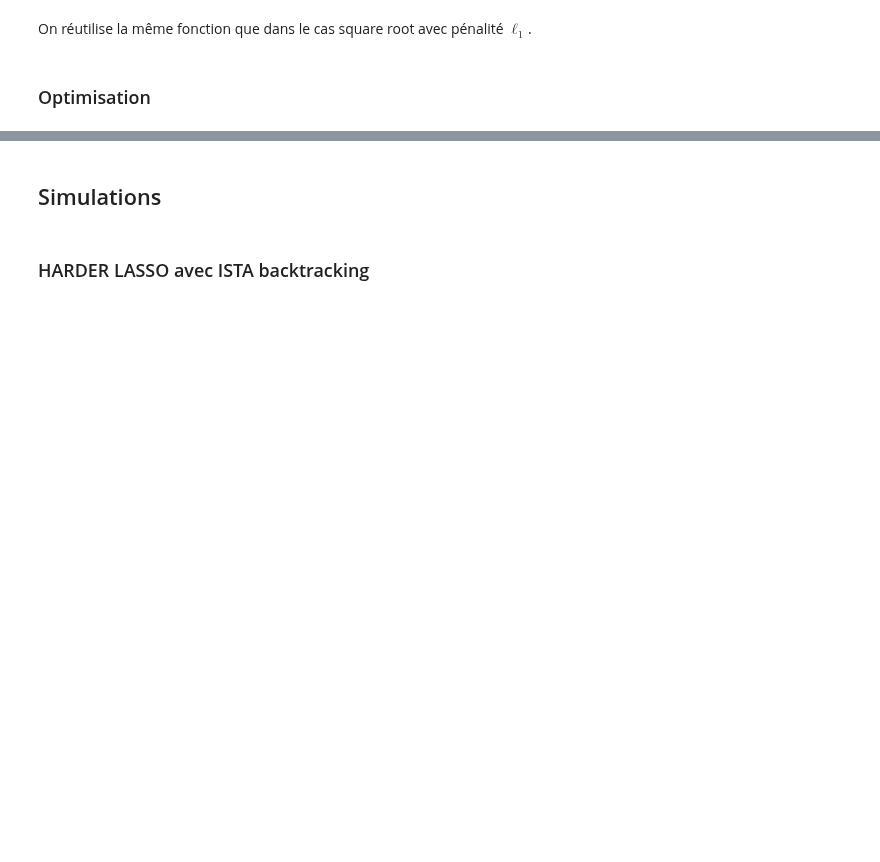
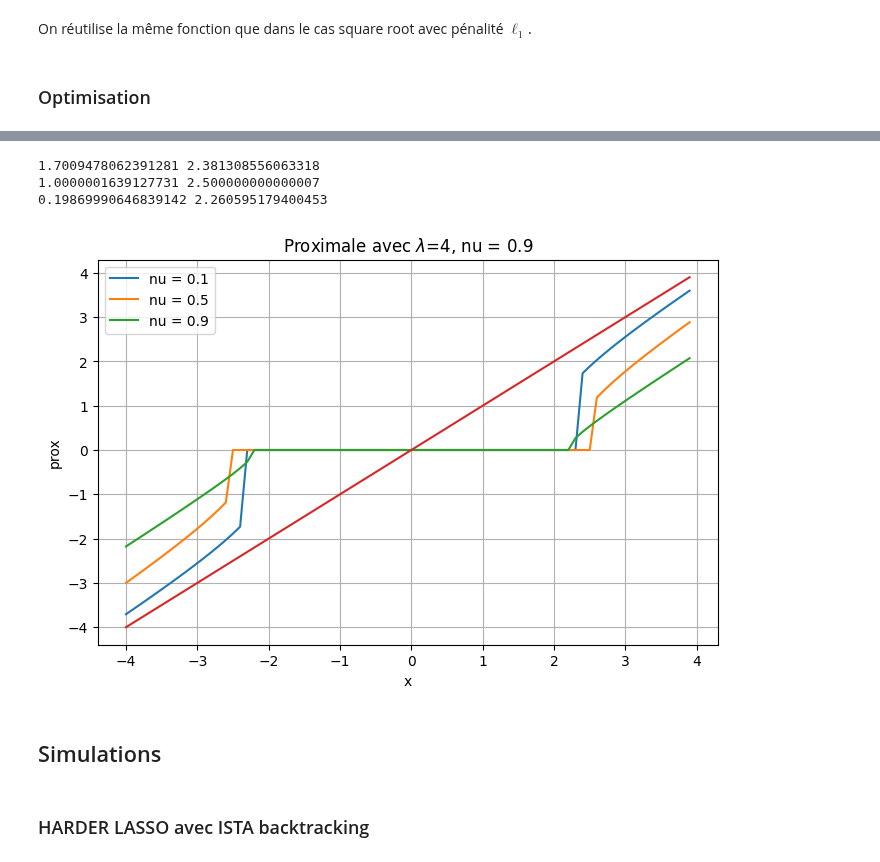
Before and after one commit to AymenBlk/STAGE-GENEVE, a Jupyter notebook: AYMEN/EXPLORATION/CAS LINEAIRE/HARDER LASSO/Basis.ipynb, the cells around one changed output, grey strips where cells are left out. Cells and saved outputs as stored; diff of their text form; code cells hidden in the pictures; blank space fills up the shorter version.

```diff
--- a/AYMEN/EXPLORATION/CAS LINEAIRE/HARDER LASSO/Basis.ipynb
+++ b/AYMEN/EXPLORATION/CAS LINEAIRE/HARDER LASSO/Basis.ipynb
@@ -95,3 +178,63 @@ $z_j = \beta_j^{(k)} - \delta \left( \nabla f(\beta^{(k)}) \right)_j$
+# %%
+from linear_tools import dichotomie, newton
+import numpy as np
+import matplotlib.pyplot as plt
+
+x_list = np.arange(-4, 4, 0.1)
+lmbda = 4
+
+def F_jump(k, lmbda, nu):
+        return k**(2 - nu) + 2*k + k**nu + 2 * lmbda * (nu - 1)
+
+def rho_nu_prime(theta, nu):
+    abs_theta = abs(theta)
+    denom = (1 + abs_theta**(1 - nu))**2
+    return np.sign(theta) * (1 + nu * abs_theta**(1 - nu)) / denom
+
+def drho_nu_prime(theta, nu):
+    abs_theta = abs(theta)
+    num = nu * (1 - nu) * abs_theta**(-nu)
+    denom = (1 + abs_theta**(1 - nu))**3
+    return num / denom
+
+def F_theta(theta, z, lmbda, nu):
+    return theta - z + lmbda * rho_nu_prime(theta, nu)
+
+def F_theta_prime(theta, z, lmbda, nu):
+    return 1 + lmbda * drho_nu_prime(theta, nu)
+
+plt.figure(figsize=(8, 5))
+
+for nu in [0.1,0.5,0.9]:
+
+    kappa = dichotomie(F_jump, (lmbda, nu), a=1e-25, b=1e2, tol=1e-6)
+    phi = 0.5 * kappa + lmbda / (1 + kappa**(1 - nu))
+
+    print(kappa, phi)
+
+    y = np.zeros_like(x_list)
+    for i, x in enumerate(x_list):
+        if abs(x) <= phi:
+            y[i] = 0.0
+        else:
+            y[i] = newton(F_theta, F_theta_prime, F_args=(x, lmbda, nu), x0=x, tol=1e-6)
+
+    plt.plot(x_list, y, label=f"nu = {nu}")
+
+plt.plot(x_list, x_list)
+
+
+plt.legend()
+plt.title(f"Proximale avec $\lambda$={lmbda}, nu = {nu}")
+plt.xlabel("x")
+plt.ylabel("prox")
+plt.grid(True)
+plt.show()
+# %% [output]
+1.7009478062391281 2.381308556063318
+1.0000001639127731 2.500000000000007
+0.19869990646839142 2.260595179400453
+[figure, added]
 # %% [markdown]
 ## Simulations
 # %%
```
Also changed, not shown: parts of 12 cells of this notebook, 1 other file.
